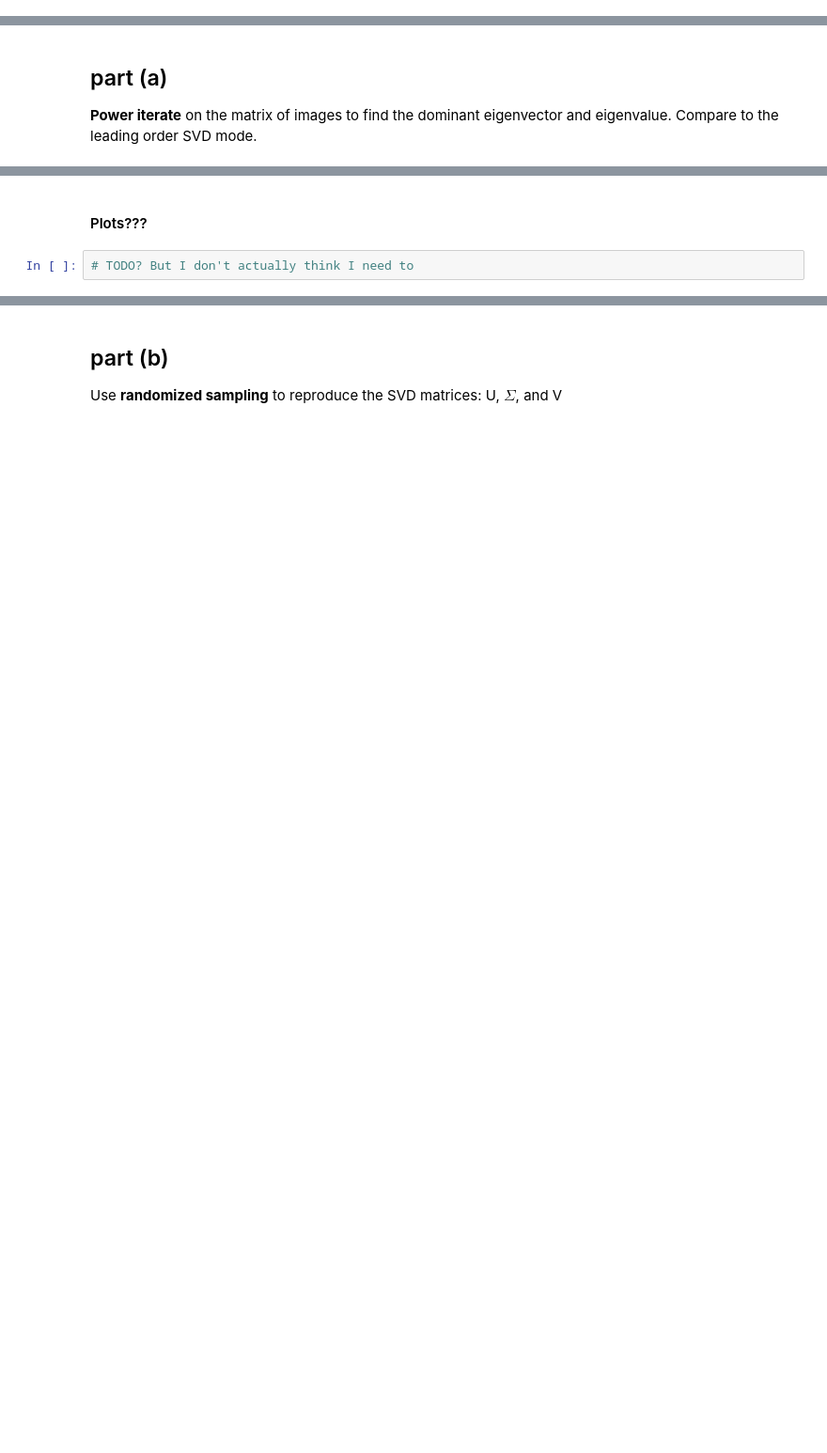
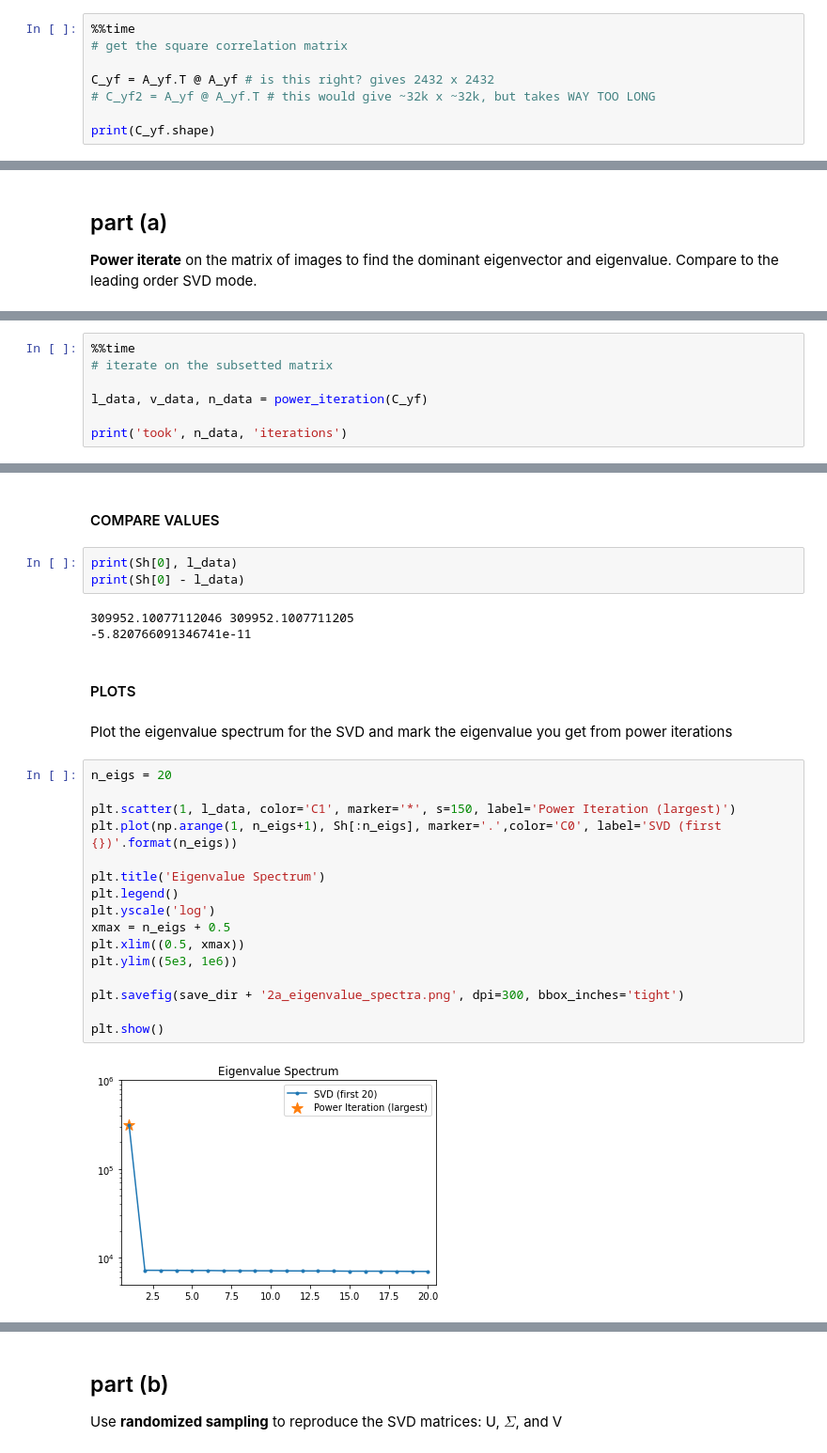
Before and after one commit to jacnugent/amath584, a Jupyter notebook: hw5_iterative_methods/hw5_draft.ipynb, the cells around one changed output, grey strips where cells are left out. Shown at 94% size. Saved outputs shown, nothing was run; the diff lists cells and outputs as text; blank space fills up the shorter version.

```diff
--- a/hw5_iterative_methods/hw5_draft.ipynb
+++ b/hw5_iterative_methods/hw5_draft.ipynb
@@ -437,0 +398,8 @@ power
+# %%
+%%time
+# get the square correlation matrix
+
+C_yf = A_yf.T @ A_yf # is this right? gives 2432 x 2432
+# C_yf2 = A_yf @ A_yf.T # this would give ~32k x ~32k, but takes WAY TOO LONG
+
+print(C_yf.shape)
@@ -443,0 +413,7 @@ l_avg, v_avg, n_avg = power_iteration(C_avg)
+# %%
+%%time
+# iterate on the subsetted matrix
+
+l_data, v_data, n_data = power_iteration(C_yf)
+
+print('took', n_data, 'iterations')
@@ -449,4 +460,30 @@ print(St[0], l_avg)
+# %% [markdown]
+#### COMPARE VALUES
+# %%
+print(Sh[0], l_data)
+print(Sh[0] - l_data)
+# %% [output]
+309952.10077112046 309952.1007711205
+-5.820766091346741e-11
 # %% [markdown]
-#### Plots???
+#### PLOTS
-# %%
-# TODO? But I don't actually think I need to
+# %% [markdown]
+Plot the eigenvalue spectrum for the SVD and mark the eigenvalue you get from power iterations
+# %%
+n_eigs = 20
+
+plt.scatter(1, l_data, color='C1', marker='*', s=150, label='Power Iteration (largest)')
+plt.plot(np.arange(1, n_eigs+1), Sh[:n_eigs], marker='.',color='C0', label='SVD (first {})'.format(n_eigs))
+
+plt.title('Eigenvalue Spectrum')
+plt.legend()
+plt.yscale('log')
+xmax = n_eigs + 0.5
+plt.xlim((0.5, xmax))
+plt.ylim((5e3, 1e6))
+
+plt.savefig(save_dir + '2a_eigenvalue_spectra.png', dpi=300, bbox_inches='tight')
+
+plt.show()
+# %% [output]
+[figure, added]
```
Also changed, not shown: parts of 32 cells of this notebook.
